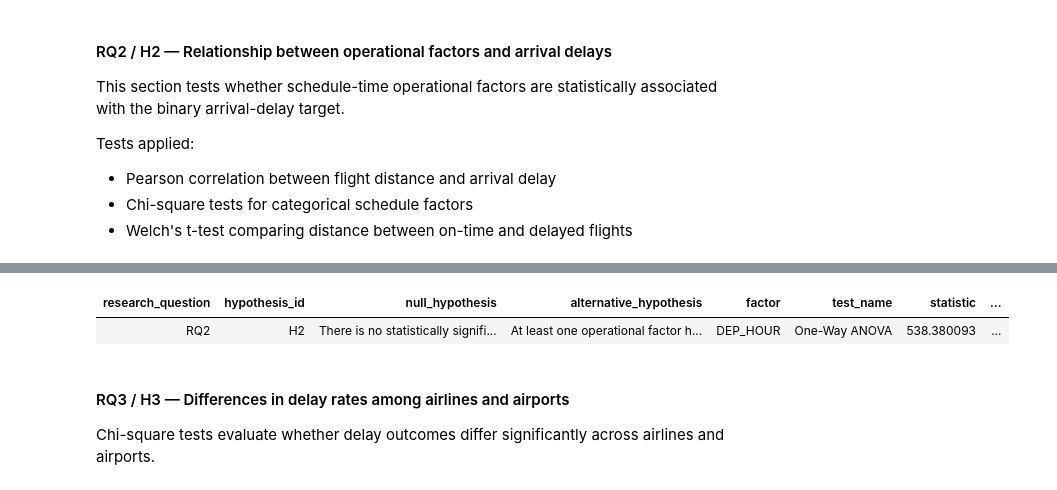
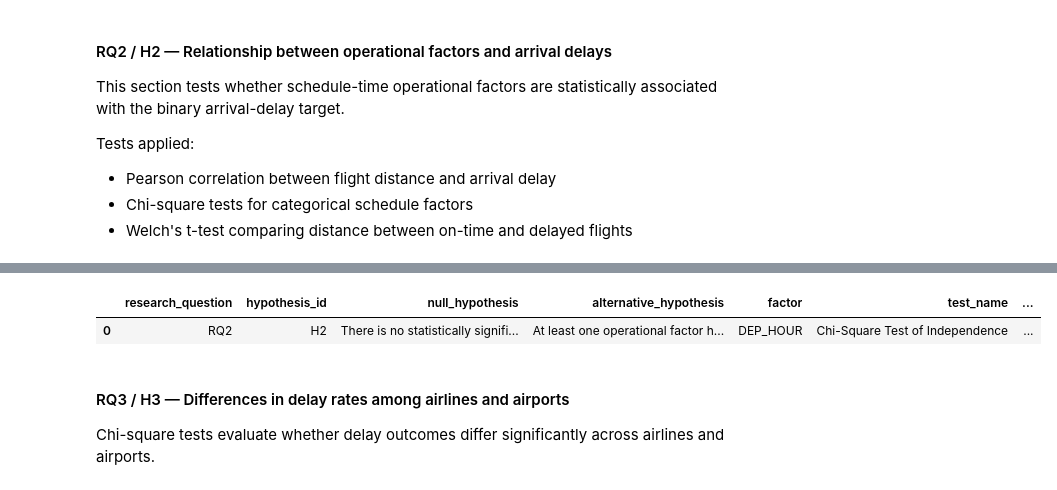
Before and after one commit to DanielmonUNFC/AI-Powered-Flight-Delay-Risk-Prediction-and-Operational-Prioritization, a Jupyter notebook: notebooks/05_statistical_analysis.ipynb, the cells around one changed output, grey strips where cells are left out. Saved outputs shown, nothing was run; the diff lists cells and outputs as text; code cells hidden in the pictures.

```diff
--- a/notebooks/05_statistical_analysis.ipynb
+++ b/notebooks/05_statistical_analysis.ipynb
@@ -387,26 +387,42 @@ Departure hour is treated as an operational schedule factor with multiple groups
 # %%
-hour_groups = [
-    analysis_pdf.loc[analysis_pdf[cfg.DEP_HOUR_COLUMN] == hour_value, cfg.TARGET_COLUMN]
-    for hour_value in sorted(analysis_pdf[cfg.DEP_HOUR_COLUMN].dropna().unique())
-]
+hour_contingency_pdf = (
+    df_analysis
+    .groupBy(cfg.DEP_HOUR_COLUMN)
+    .pivot(cfg.TARGET_COLUMN, [0, 1])
+    .count()
+    .fillna(0)
+    .orderBy(cfg.DEP_HOUR_COLUMN)
+    .toPandas()
+    .set_index(cfg.DEP_HOUR_COLUMN)
+)
 
-hour_anova = stat.one_way_anova(hour_groups)
-hour_anova_row = stat.build_test_result_row(
+hour_chi_square = stat.chi_square_independence(
+    hour_contingency_pdf,
+    min_expected_frequency=cfg.STATISTICAL_MIN_EXPECTED_FREQUENCY,
+)
+
+hour_chi_square_row = stat.build_test_result_row(
     research_question="RQ2",
     hypothesis_id="H2",
-    null_hypothesis="There is no statistically significant relationship between operational factors and arrival delays.",
-    alternative_hypothesis="At least one operational factor has a statistically significant relationship with arrival delays.",
+    null_hypothesis=(
+        "There is no statistically significant relationship between "
+        "operational factors and arrival delays."
+    ),
+    alternative_hypothesis=(
+        "At least one operational factor has a statistically significant "
+        "relationship with arrival delays."
+    ),
     factor=cfg.DEP_HOUR_COLUMN,
-    test_output=hour_anova,
+    test_output=hour_chi_square,
     alpha=cfg.STATISTICAL_SIGNIFICANCE_ALPHA,
 )
 
-rq2_results.append(hour_anova_row)
+rq2_results.append(hour_chi_square_row)
 rq2_results_df = pd.DataFrame(rq2_results)
-display(spark.createDataFrame(pd.DataFrame([hour_anova_row])))
+display(spark.createDataFrame(pd.DataFrame([hour_chi_square_row])))
 # %% [output]
-| research_question | hypothesis_id | null_hypothesis | alternative_hypothesis | factor | test_name | statistic | ... |
-| RQ2 | H2 | There is no statistically signifi... | At least one operational factor h... | DEP_HOUR | One-Way ANOVA | 538.380093 | ... |
+|  | research_question | hypothesis_id | null_hypothesis | alternative_hypothesis | factor | test_name | ... |
+| 0 | RQ2 | H2 | There is no statistically signifi... | At least one operational factor h... | DEP_HOUR | Chi-Square Test of Independence | ... |
 # %% [markdown]
 #### RQ3 / H3 — Differences in delay rates among airlines and airports
 
```
Also changed, not shown: parts of 16 cells of this notebook, 14 other files.
